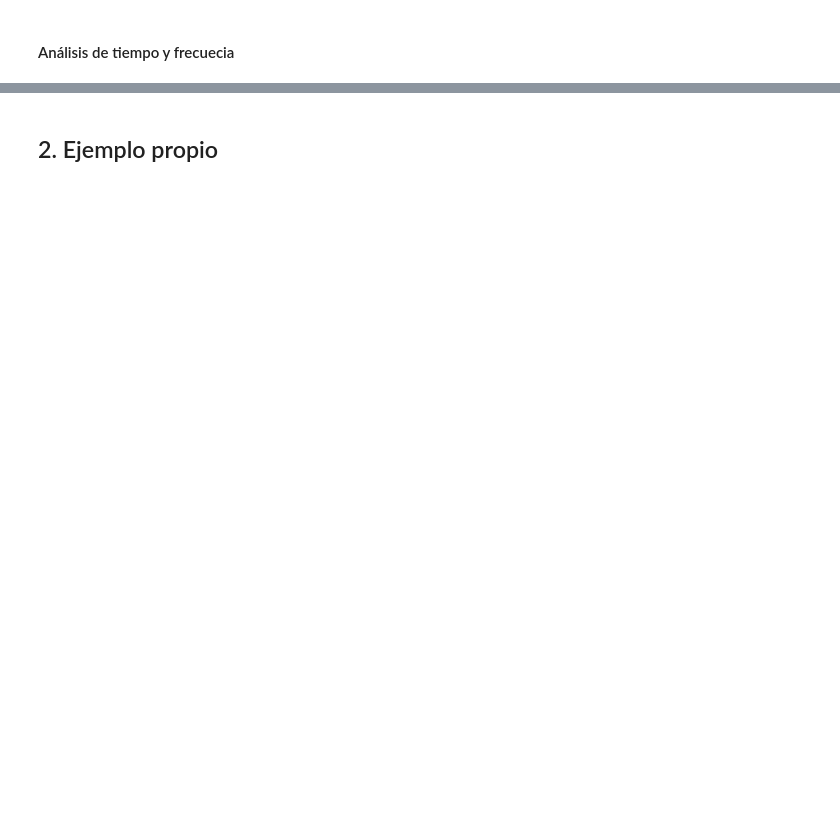
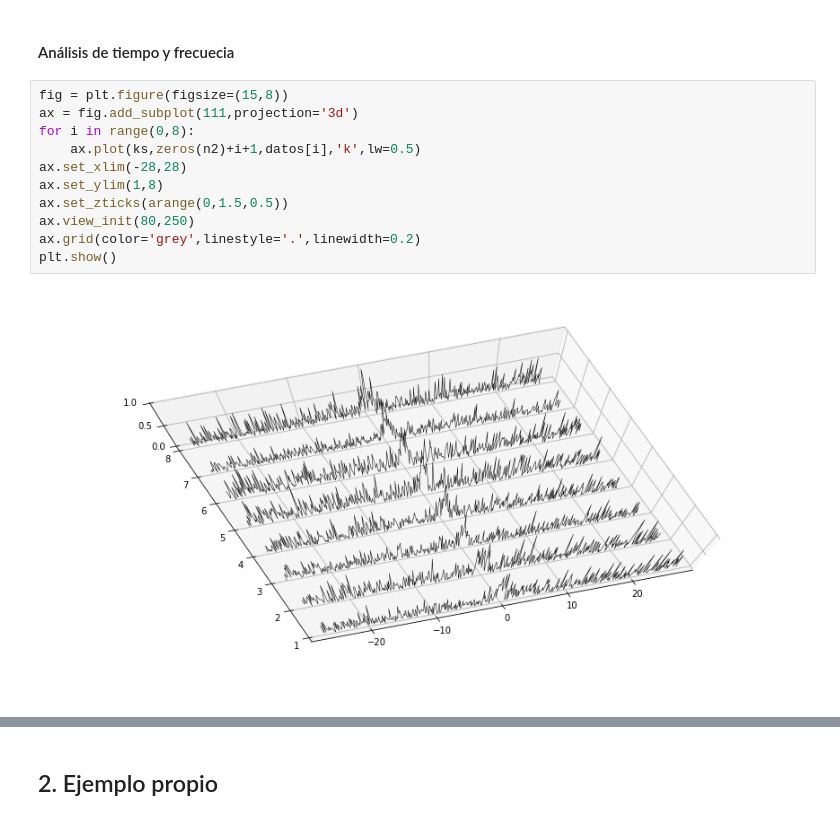
Before and after one commit to nvalencia/-Herramientas-Computacionales-IMEC3602, a Jupyter notebook: Taller_4/201425625_Taller4.ipynb, the cells around one changed output, grey strips where cells are left out. Cells and saved outputs as stored; diff of their text form; blank space fills up the shorter version.

```diff
--- a/Taller_4/201425625_Taller4.ipynb
+++ b/Taller_4/201425625_Taller4.ipynb
@@ -307,2 +298,15 @@ array([[ 29.04748363, -33.81399956,   1.48961039, ..., -10.35863693,
 # %% [markdown]
 #### Análisis de tiempo y frecuecia <a name="12.4"></a>
+# %%
+fig = plt.figure(figsize=(15,8))
+ax = fig.add_subplot(111,projection='3d')
+for i in range(0,8):
+    ax.plot(ks,zeros(n2)+i+1,datos[i],'k',lw=0.5)
+ax.set_xlim(-28,28)
+ax.set_ylim(1,8)
+ax.set_zticks(arange(0,1.5,0.5))
+ax.view_init(80,250)
+ax.grid(color='grey',linestyle='.',linewidth=0.2)
+plt.show()
+# %% [output]
+[figure, added]
```
Also changed, not shown: parts of 11 cells of this notebook.
